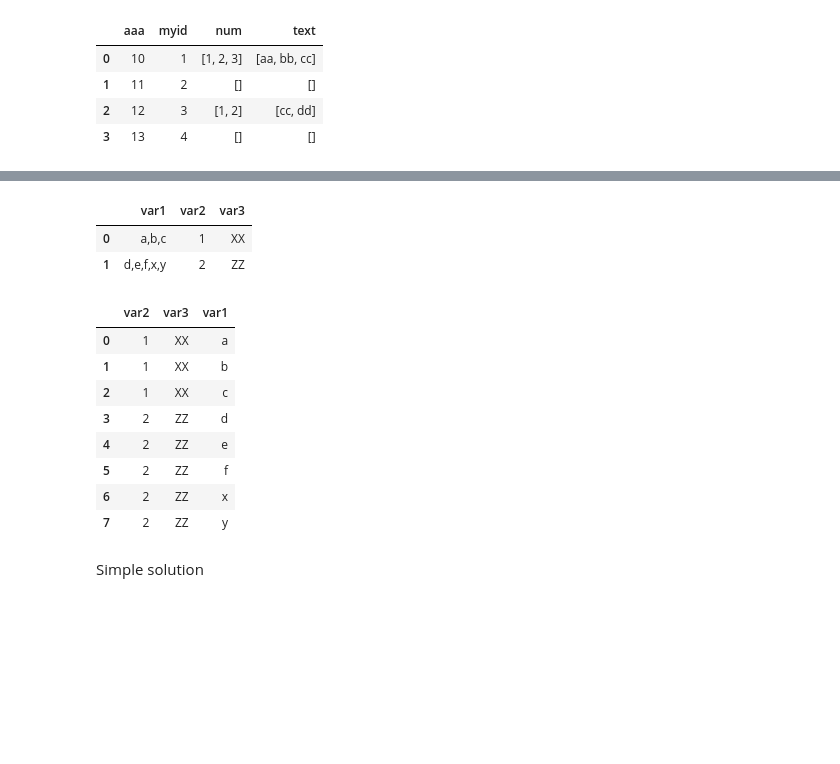
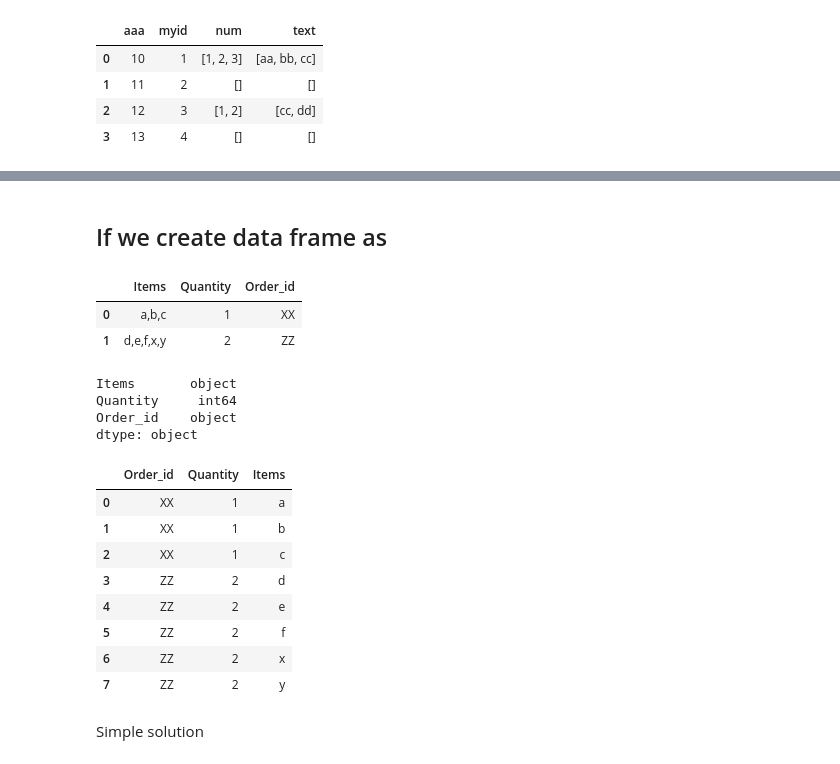
Before and after one commit to ryan13/PreprocessingUtility, a Jupyter notebook: Pandas-review.ipynb, the cells around one changed output, grey strips where cells are left out. Saved outputs shown, nothing was run; the diff lists cells and outputs as text; code cells hidden in the pictures; blank space fills up the shorter version.

```diff
--- a/Pandas-review.ipynb
+++ b/Pandas-review.ipynb
@@ -528,25 +553,35 @@ df
+# %% [markdown]
+## If we create data frame as
 # %%
 df = pd.DataFrame(
-       [{'var1': 'a,b,c', 'var2': 1, 'var3': 'XX'},
-       {'var1': 'd,e,f,x,y', 'var2': 2, 'var3': 'ZZ'}]
+       [{'Items': 'a,b,c', 'Quantity': 1, 'Order_id': 'XX'},
+       {'Items': 'd,e,f,x,y', 'Quantity': 2, 'Order_id': 'ZZ'}]
    )
 df
 # %% [output]
-|  | var1 | var2 | var3 |
+|  | Items | Quantity | Order_id |
 | 0 | a,b,c | 1 | XX |
 | 1 | d,e,f,x,y | 2 | ZZ |
+# %%
+df.dtypes
+# %% [output]
+Items       object
+Quantity     int64
+Order_id    object
+dtype: object
 # %%
-explode(df.assign(var1=df.var1.str.split(',')), 'var1')
+df=explode(df.assign(Items=df.Items.str.split(',')), 'Items')
+df
 # %% [output]
-|  | var2 | var3 | var1 |
-| 0 | 1 | XX | a |
-| 1 | 1 | XX | b |
-| 2 | 1 | XX | c |
-| 3 | 2 | ZZ | d |
-| 4 | 2 | ZZ | e |
-| 5 | 2 | ZZ | f |
-| 6 | 2 | ZZ | x |
-| 7 | 2 | ZZ | y |
+|  | Order_id | Quantity | Items |
+| 0 | XX | 1 | a |
+| 1 | XX | 1 | b |
+| 2 | XX | 1 | c |
+| 3 | ZZ | 2 | d |
+| 4 | ZZ | 2 | e |
+| 5 | ZZ | 2 | f |
+| 6 | ZZ | 2 | x |
+| 7 | ZZ | 2 | y |
 # %% [markdown]
 Simple solution
 # %%
```
Also changed, not shown: parts of 6 cells of this notebook.
